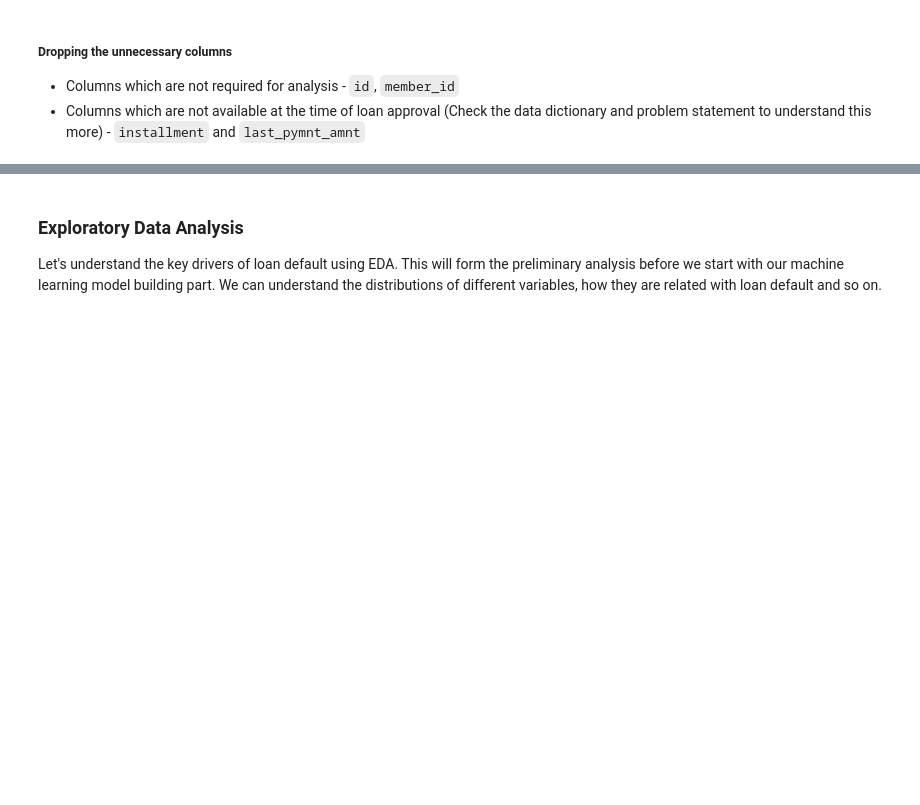
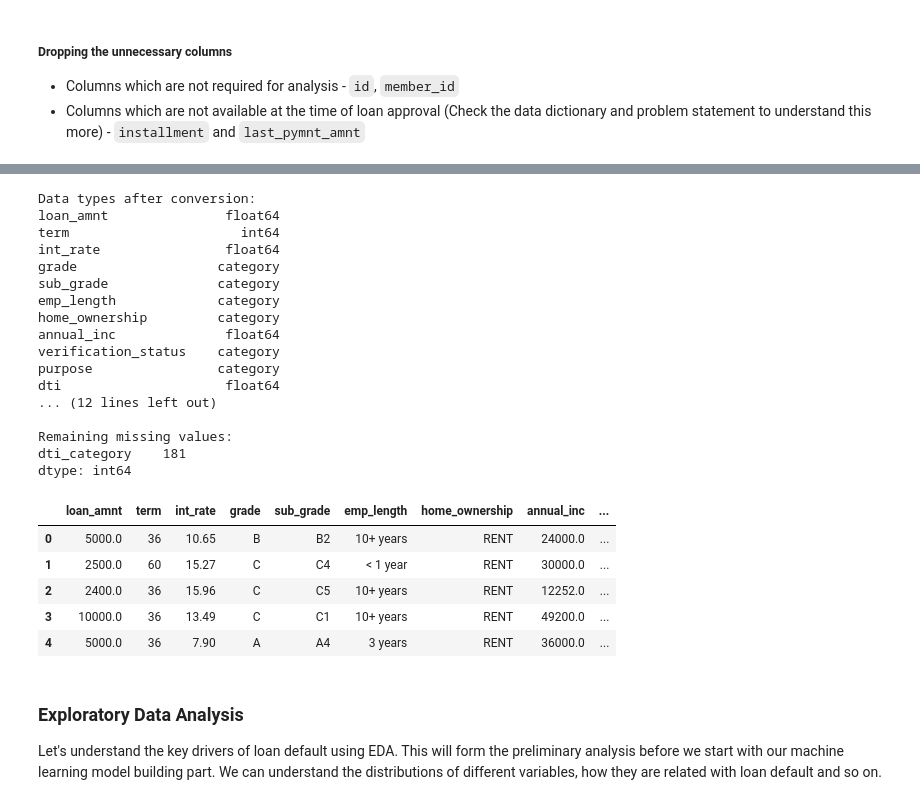
Before and after one commit to rajesh991986/Ik, a Jupyter notebook: Starter_Code_Loan_Approval_Lending_Club.ipynb, the cells around one changed output, grey strips where cells are left out. Drawn from its saved outputs; the diff is of its cells as text; code cells hidden in the pictures; blank space fills up the shorter version.

```diff
--- a/Starter_Code_Loan_Approval_Lending_Club.ipynb
+++ b/Starter_Code_Loan_Approval_Lending_Club.ipynb
@@ -216,3 +286,70 @@ Perform any additional data preparation steps if needed
+# %%
+## Write the code
+# Create a debt-to-income ratio category
+loans_df['dti_category'] = pd.cut(loans_df['dti'],
+                                 bins=[0, 10, 20, 30, 100],
+                                 labels=['Low', 'Medium', 'High', 'Very High'])
+
+# Create a loan amount category
+loans_df['loan_amnt_category'] = pd.cut(loans_df['loan_amnt'],
+                                       bins=[0, 5000, 10000, 20000, 40000],
+                                       labels=['Very Small', 'Small', 'Medium', 'Large'])
+
+# Create a binary target variable (1 for 'Charged Off', 0 for 'Fully Paid')
+loans_df['loan_default'] = loans_df['loan_status'].apply(lambda x: 1 if x == 'Charged Off' else 0)
+# %%
+## Write the code
+# Identify and handle outliers in numerical columns
+numerical_cols = ['loan_amnt', 'annual_inc', 'dti', 'revol_bal', 'revol_util', 'total_acc']
+
+for col in numerical_cols:
+    # Calculate IQR
+    Q1 = loans_df[col].quantile(0.25)
+    Q3 = loans_df[col].quantile(0.75)
+    IQR = Q3 - Q1
+
+    # Define bounds
+    lower_bound = Q1 - 1.5 * IQR
+    upper_bound = Q3 + 1.5 * IQR
+
+    # Cap outliers instead of removing them
+    loans_df[col] = loans_df[col].clip(lower_bound, upper_bound)
+# %%
+# Check the data types after conversion
+print("Data types after conversion:")
+print(loans_df.dtypes)
+
+# Check for any remaining missing values
+missing_values = loans_df.isnull().sum()
+print("\nRemaining missing values:")
+print(missing_values[missing_values > 0])
+
+# Display sample of prepared data
+loans_df.head()
+# %% [output]
+Data types after conversion:
+loan_amnt               float64
+term                      int64
+int_rate                float64
+grade                  category
+sub_grade              category
+emp_length             category
+home_ownership         category
+annual_inc              float64
+verification_status    category
+purpose                category
+dti                     float64
+... (12 lines left out)
+
+Remaining missing values:
+dti_category    181
+dtype: int64
+|  | loan_amnt | term | int_rate | grade | sub_grade | emp_length | home_ownership | annual_inc | ... |
+| 0 | 5000.0 | 36 | 10.65 | B | B2 | 10+ years | RENT | 24000.0 | ... |
+| 1 | 2500.0 | 60 | 15.27 | C | C4 | < 1 year | RENT | 30000.0 | ... |
+| 2 | 2400.0 | 36 | 15.96 | C | C5 | 10+ years | RENT | 12252.0 | ... |
+| 3 | 10000.0 | 36 | 13.49 | C | C1 | 10+ years | RENT | 49200.0 | ... |
+| 4 | 5000.0 | 36 | 7.90 | A | A4 | 3 years | RENT | 36000.0 | ... |
 # %% [markdown]
 ### Exploratory Data Analysis
 
```
Also changed, not shown: parts of 14 cells of this notebook.
